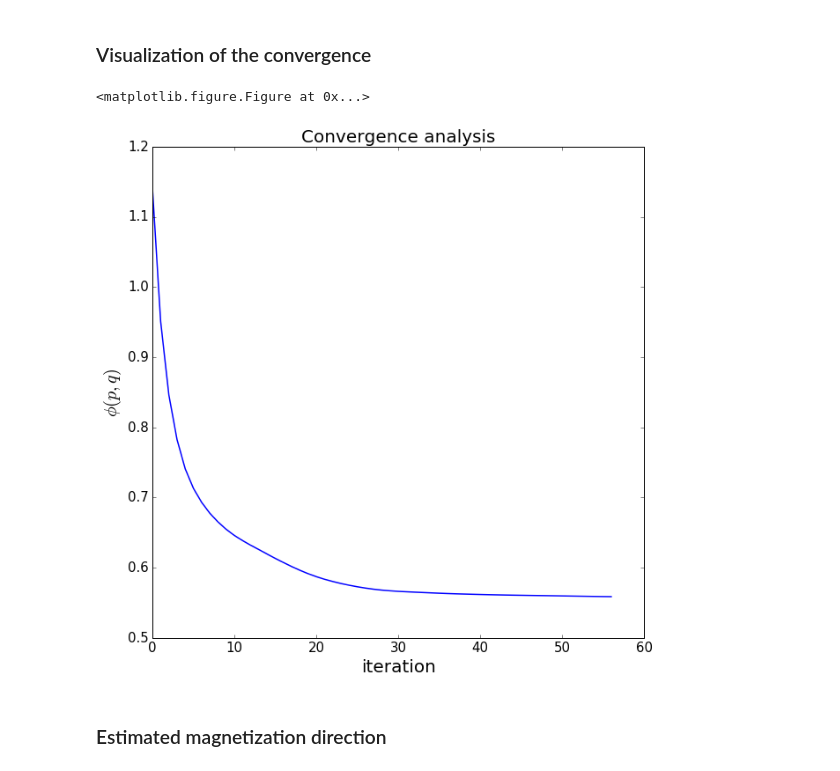
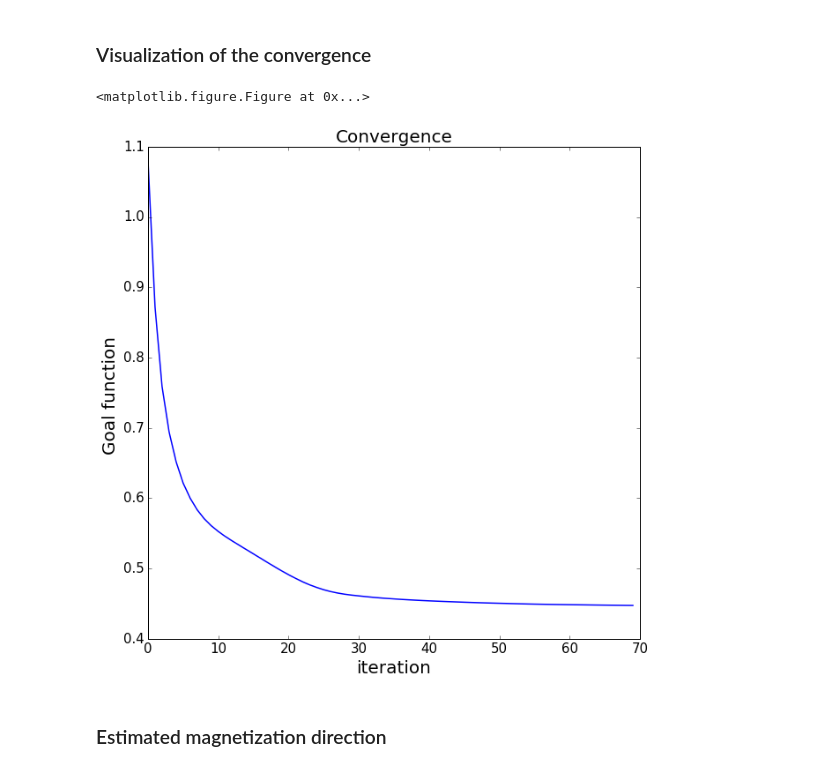
Before and after one commit to pinga-lab/eqlayer-magnetization-direction, a Jupyter notebook: code/notebooks/multibody_tests/model_multibody/airborne_EQL_magdirection_RM_analysis.ipynb, the cells around one changed output. Drawn from its saved outputs; the diff is of its cells as text; code cells hidden in the pictures.

```diff
--- a/code/notebooks/multibody_tests/model_multibody/airborne_EQL_magdirection_RM_analysis.ipynb
+++ b/code/notebooks/multibody_tests/model_multibody/airborne_EQL_magdirection_RM_analysis.ipynb
@@ -120,5 +120,5 @@ mu = results['reg_parameter'][3]
 # %%
-phi = results['phi'][3]
+phi = results['phi'][4]
 # %%
 print mu
 # %% [output]
@@ -130,31 +130,31 @@ phi = (np.array(phi)/airborne['x'].size)
 # %%
 title_font = 20
 bottom_font = 18
 saturation_factor = 1.
 plt.close('all')
 plt.figure(figsize=(9,9), tight_layout=True)
 
 plt.figure(figsize=(10, 10))
 plt.plot(phi, 'b-',linewidth=1.5)
 
 
-plt.title('Convergence analysis', fontsize=title_font)
+plt.title('Convergence', fontsize=title_font)
 plt.xlabel('iteration', fontsize = title_font)
-plt.ylabel('$\phi (p,q)$', fontsize = title_font)
+plt.ylabel('Goal function ', fontsize = title_font)
 plt.tick_params(axis='both', which='major', labelsize=15)
 
 file_name = 'figs/airborne/convergence_LM_NNLS_magRM'
 plt.savefig(file_name+'.png',dpi=300)
 saved_files.append(file_name+'.png')
 
 plt.savefig(file_name+'.eps',dpi=300)
 saved_files.append(file_name+'.eps')
 
 
 plt.show()
 # %% [output]
 <matplotlib.figure.Figure at 0x...>
-[figure, old version]
+[figure, new version]
 # %% [markdown]
 ### Estimated magnetization direction
 # %%
```
Also changed, not shown: parts of 8 cells of this notebook, 38 other files.
